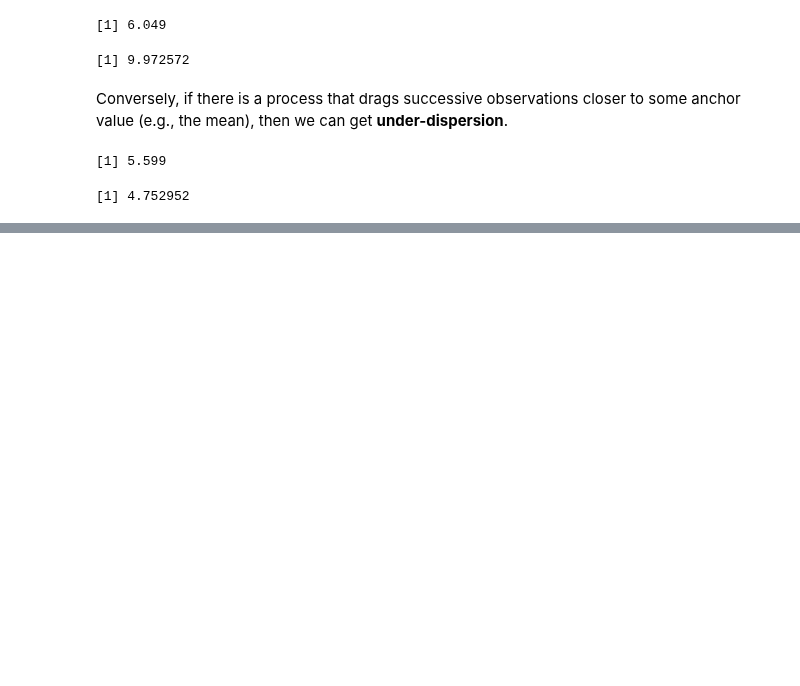
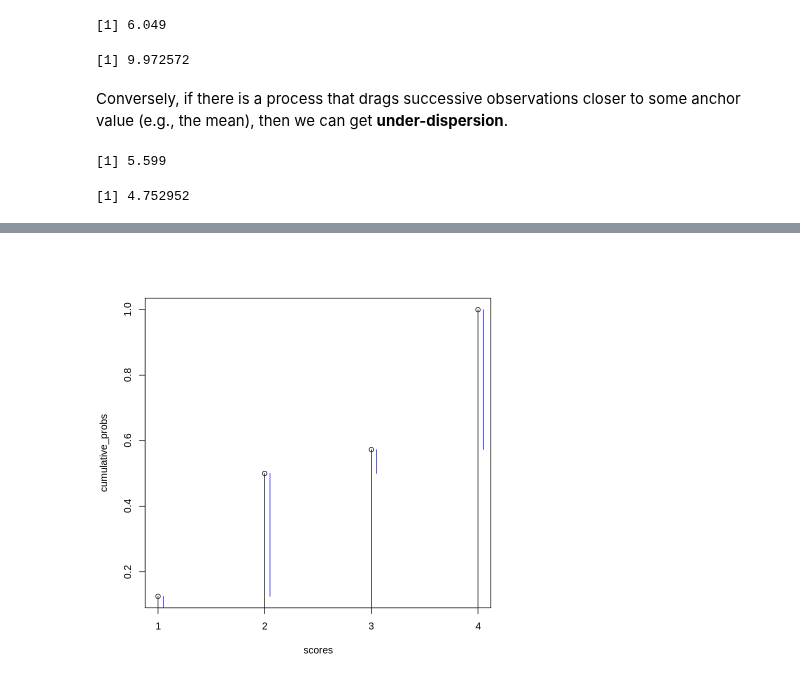
Before and after one commit to nicklausmillican/StatisticalRethinkingIISolutions, a Jupyter notebook: StatisticalRethinkingSolutions2_Ch12.ipynb, the cells around one changed output, grey strips where cells are left out. Cells and saved outputs as stored; diff of their text form; code cells hidden in the pictures; blank space fills up the shorter version.

```diff
--- a/StatisticalRethinkingSolutions2_Ch12.ipynb
+++ b/StatisticalRethinkingSolutions2_Ch12.ipynb
@@ -342,0 +388,12 @@ mean(under_cor); var(under_cor)
+# %%
+ones <- 12
+twos <- 36
+threes <- 7
+fours <- 41
+
+scores <- 1:4
+(score_counts <- c(ones, twos, threes, fours))
+(probs <- score_counts / sum(score_counts))
+(cumulative_probs <- cumsum(probs))
+(odds <- cumulative_probs / (1-cumulative_probs))
+(log_odds <- log(odds))
@@ -342,0 +412,8 @@ mean(under_cor); var(under_cor)
+# %%
+plot(cumulative_probs ~ scores, xaxt="n"); axis(1, at=scores, labels=scores)
+lines(c(1,1), c(0,cumulative_probs[1])); lines(c(1.05,1.05), c(cumulative_probs[1]-probs[1], cumulative_probs[1]), col="blue")
+lines(c(2,2), c(0,cumulative_probs[2])); lines(c(2.05,2.05), c(cumulative_probs[2]-probs[2], cumulative_probs[2]), col="blue")
+lines(c(3,3), c(0,cumulative_probs[3])); lines(c(3.05,3.05), c(cumulative_probs[3]-probs[3], cumulative_probs[3]), col="blue")
+lines(c(4,4), c(0,cumulative_probs[4])); lines(c(4.05,4.05), c(cumulative_probs[4]-probs[4], cumulative_probs[4]), col="blue")
+# %% [output]
+[figure, added]
```
Also changed, not shown: parts of 9 cells of this notebook.
